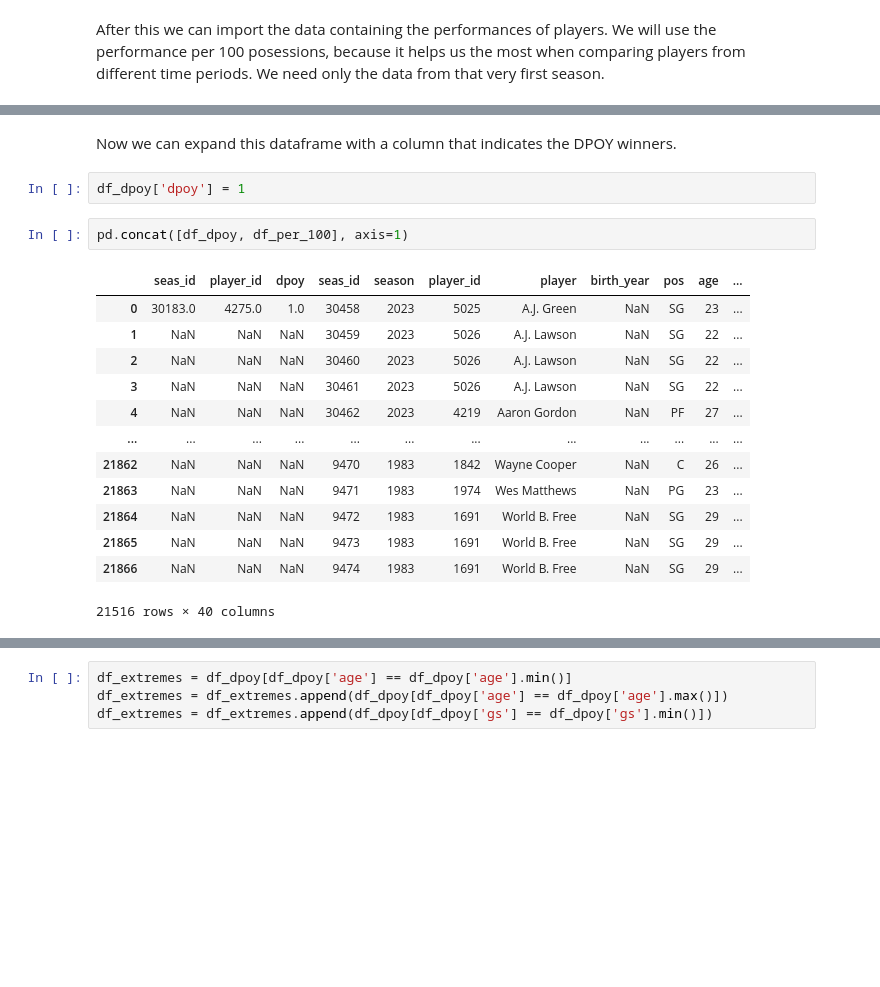
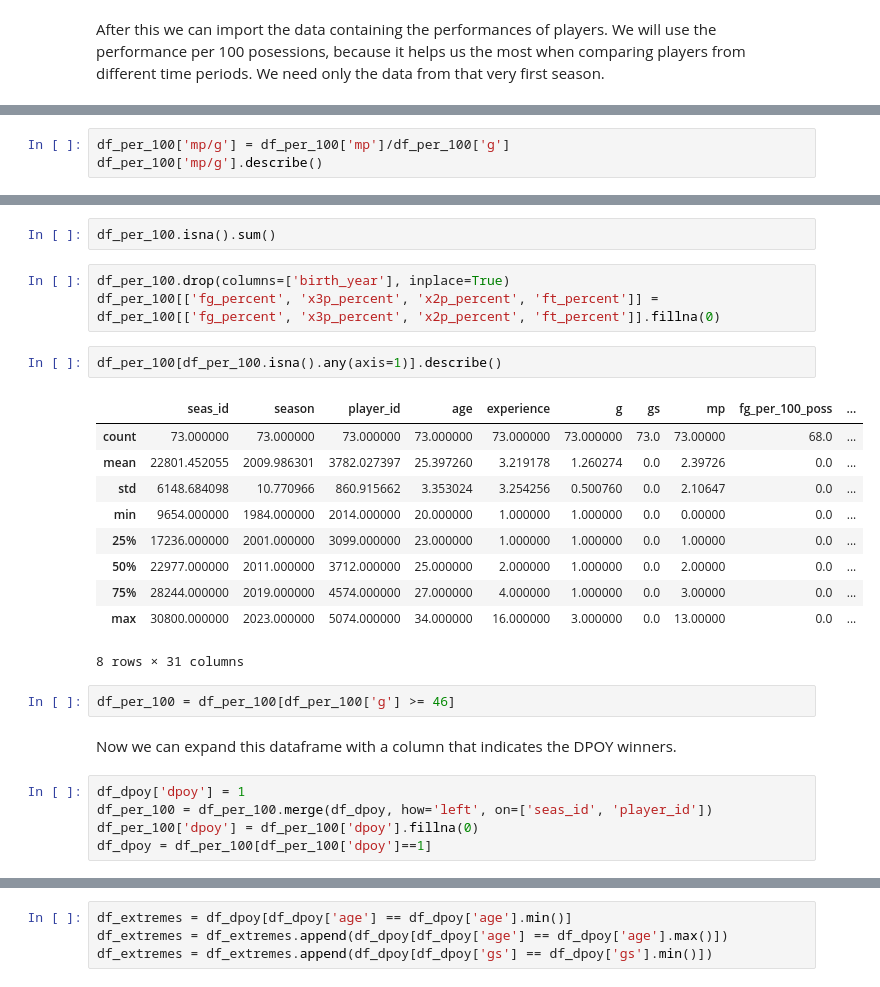
Before and after one commit to botond0401/nba, a Jupyter notebook: dpoy.ipynb, the cells around one changed output, grey strips where cells are left out. Drawn from its saved outputs; the diff is of its cells as text; blank space fills up the shorter version.

```diff
--- a/dpoy.ipynb
+++ b/dpoy.ipynb
@@ -36,0 +52,3 @@ df_per_100.head()
+# %%
+df_per_100['mp/g'] = df_per_100['mp']/df_per_100['g']
+df_per_100['mp/g'].describe()
@@ -37,20 +65,27 @@ df_per_100.head()
+# %%
+df_per_100.isna().sum()
+# %%
+df_per_100.drop(columns=['birth_year'], inplace=True)
+df_per_100[['fg_percent', 'x3p_percent', 'x2p_percent', 'ft_percent']] = df_per_100[['fg_percent', 'x3p_percent', 'x2p_percent', 'ft_percent']].fillna(0)
+# %%
+df_per_100[df_per_100.isna().any(axis=1)].describe()
+# %% [output]
+|  | seas_id | season | player_id | age | experience | g | gs | mp | fg_per_100_poss | ... |
+| count | 73.000000 | 73.000000 | 73.000000 | 73.000000 | 73.000000 | 73.000000 | 73.0 | 73.00000 | 68.0 | ... |
+| mean | 22801.452055 | 2009.986301 | 3782.027397 | 25.397260 | 3.219178 | 1.260274 | 0.0 | 2.39726 | 0.0 | ... |
+| std | 6148.684098 | 10.770966 | 860.915662 | 3.353024 | 3.254256 | 0.500760 | 0.0 | 2.10647 | 0.0 | ... |
+| min | 9654.000000 | 1984.000000 | 2014.000000 | 20.000000 | 1.000000 | 1.000000 | 0.0 | 0.00000 | 0.0 | ... |
+| 25% | 17236.000000 | 2001.000000 | 3099.000000 | 23.000000 | 1.000000 | 1.000000 | 0.0 | 1.00000 | 0.0 | ... |
+| 50% | 22977.000000 | 2011.000000 | 3712.000000 | 25.000000 | 2.000000 | 1.000000 | 0.0 | 2.00000 | 0.0 | ... |
+| 75% | 28244.000000 | 2019.000000 | 4574.000000 | 27.000000 | 4.000000 | 1.000000 | 0.0 | 3.00000 | 0.0 | ... |
+| max | 30800.000000 | 2023.000000 | 5074.000000 | 34.000000 | 16.000000 | 3.000000 | 0.0 | 13.00000 | 0.0 | ... |
+8 rows × 31 columns
+# %%
+df_per_100 = df_per_100[df_per_100['g'] >= 46]
 # %% [markdown]
 Now we can expand this dataframe with a column that indicates the DPOY winners.
-# %%
-df_dpoy['dpoy'] = 1
-# %%
-pd.concat([df_dpoy, df_per_100], axis=1)
-# %% [output]
-|  | seas_id | player_id | dpoy | seas_id | season | player_id | player | birth_year | pos | age | ... |
-| 0 | 30183.0 | 4275.0 | 1.0 | 30458 | 2023 | 5025 | A.J. Green | NaN | SG | 23 | ... |
-| 1 | NaN | NaN | NaN | 30459 | 2023 | 5026 | A.J. Lawson | NaN | SG | 22 | ... |
-| 2 | NaN | NaN | NaN | 30460 | 2023 | 5026 | A.J. Lawson | NaN | SG | 22 | ... |
-| 3 | NaN | NaN | NaN | 30461 | 2023 | 5026 | A.J. Lawson | NaN | SG | 22 | ... |
-| 4 | NaN | NaN | NaN | 30462 | 2023 | 4219 | Aaron Gordon | NaN | PF | 27 | ... |
-| ... | ... | ... | ... | ... | ... | ... | ... | ... | ... | ... | ... |
-| 21862 | NaN | NaN | NaN | 9470 | 1983 | 1842 | Wayne Cooper | NaN | C | 26 | ... |
-| 21863 | NaN | NaN | NaN | 9471 | 1983 | 1974 | Wes Matthews | NaN | PG | 23 | ... |
-| 21864 | NaN | NaN | NaN | 9472 | 1983 | 1691 | World B. Free | NaN | SG | 29 | ... |
-| 21865 | NaN | NaN | NaN | 9473 | 1983 | 1691 | World B. Free | NaN | SG | 29 | ... |
-| 21866 | NaN | NaN | NaN | 9474 | 1983 | 1691 | World B. Free | NaN | SG | 29 | ... |
-21516 rows × 40 columns
+# %%
+df_dpoy['dpoy'] = 1
+df_per_100 = df_per_100.merge(df_dpoy, how='left', on=['seas_id', 'player_id'])
+df_per_100['dpoy'] = df_per_100['dpoy'].fillna(0)
+df_dpoy = df_per_100[df_per_100['dpoy']==1]
```
Also changed, not shown: parts of 5 cells of this notebook.
